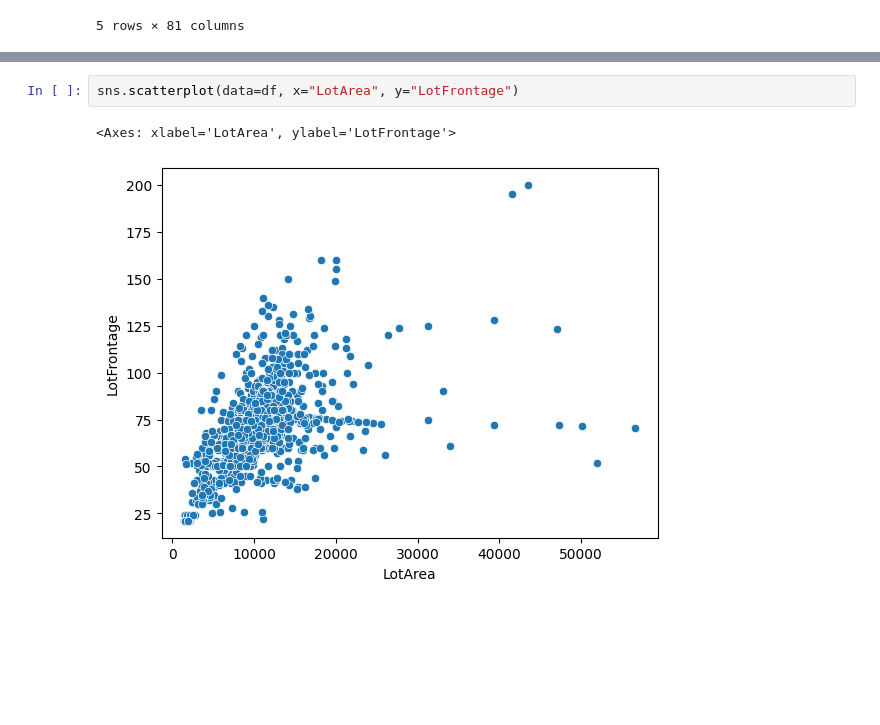
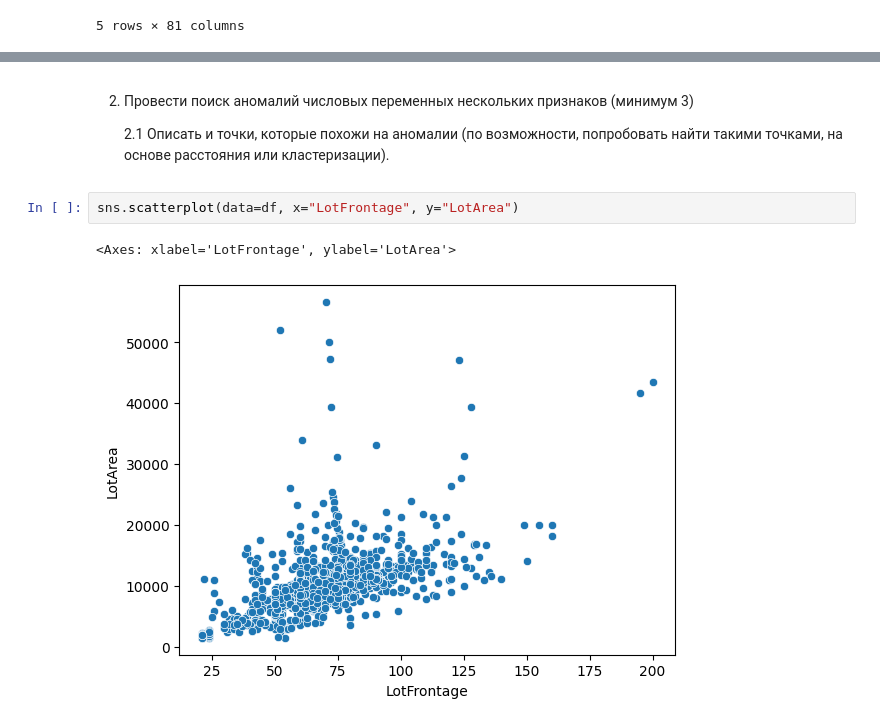
Before and after one commit to Poke0647/VVSU-6sem-ML-Isaenko, a Jupyter notebook: works/lab3/lab33.ipynb, the cells around one changed output, grey strips where cells are left out. Saved outputs shown, nothing was run; the diff lists cells and outputs as text; blank space fills up the shorter version.

```diff
--- a/works/lab3/lab33.ipynb
+++ b/works/lab3/lab33.ipynb
@@ -663,5 +777,10 @@ df_copied
+# %% [markdown]
+2. Провести поиск аномалий числовых переменных нескольких признаков (минимум 3)
+
+
+    2.1 Описать и точки, которые похожи на аномалии (по возможности, попробовать найти такими точками, на основе расстояния или кластеризации).
 # %%
-sns.scatterplot(data=df, x="LotArea", y="LotFrontage")
+sns.scatterplot(data=df, x="LotFrontage", y="LotArea")
 # %% [output]
-<Axes: xlabel='LotArea', ylabel='LotFrontage'>
+<Axes: xlabel='LotFrontage', ylabel='LotArea'>
-[figure, old version]
+[figure, new version]
```
Also changed, not shown: parts of 28 cells of this notebook.
